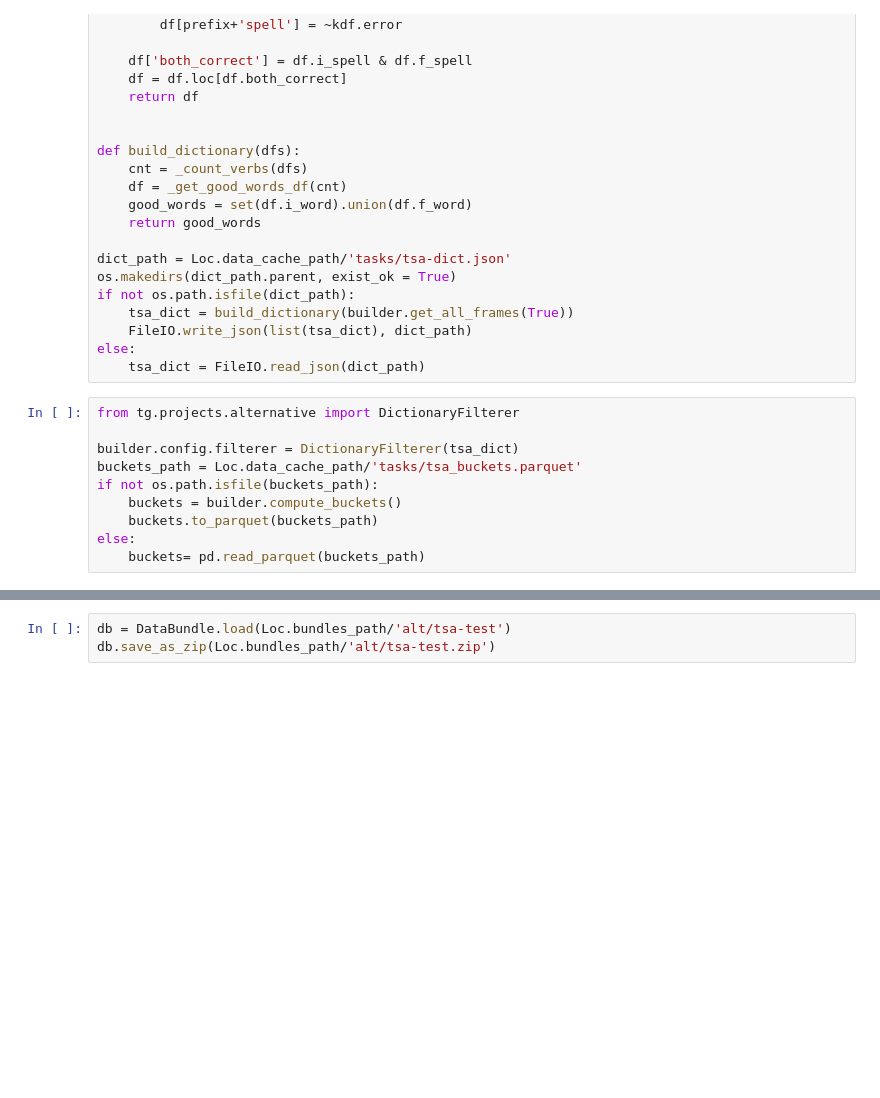
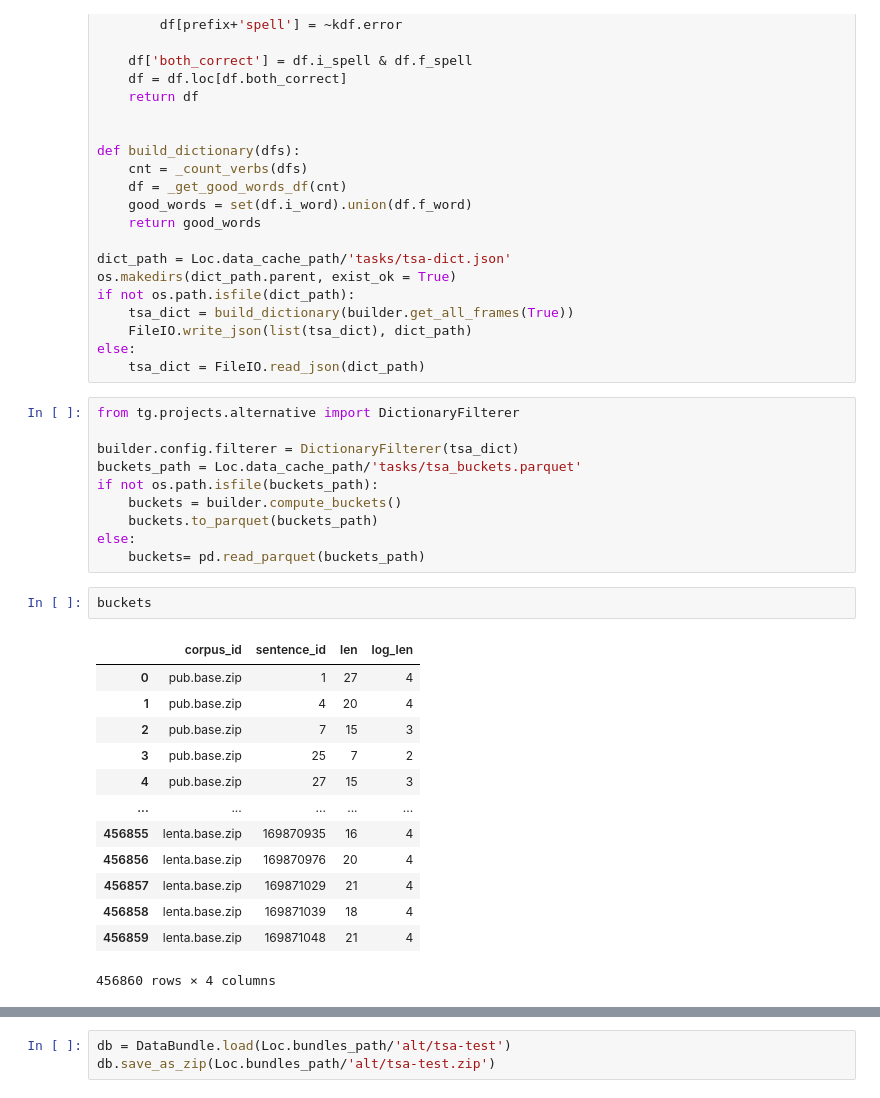
Before and after one commit to okulovsky/grammar_ru, a Jupyter notebook: tg/projects/alternative/TSA bundle.ipynb, the cells around one changed output, grey strips where cells are left out. Saved outputs shown, nothing was run; the diff lists cells and outputs as text; blank space fills up the shorter version.

```diff
--- a/tg/projects/alternative/TSA bundle.ipynb
+++ b/tg/projects/alternative/TSA bundle.ipynb
@@ -99,6 +99,22 @@ if not os.path.isfile(buckets_path):
     buckets.to_parquet(buckets_path)
 else:
     buckets= pd.read_parquet(buckets_path)
+# %%
+buckets
+# %% [output]
+|  | corpus_id | sentence_id | len | log_len |
+| 0 | pub.base.zip | 1 | 27 | 4 |
+| 1 | pub.base.zip | 4 | 20 | 4 |
+| 2 | pub.base.zip | 7 | 15 | 3 |
+| 3 | pub.base.zip | 25 | 7 | 2 |
+| 4 | pub.base.zip | 27 | 15 | 3 |
+| ... | ... | ... | ... | ... |
+| 456855 | lenta.base.zip | 169870935 | 16 | 4 |
+| 456856 | lenta.base.zip | 169870976 | 20 | 4 |
+| 456857 | lenta.base.zip | 169871029 | 21 | 4 |
+| 456858 | lenta.base.zip | 169871039 | 18 | 4 |
+| 456859 | lenta.base.zip | 169871048 | 21 | 4 |
+456860 rows × 4 columns
 # %%
 from tg.common.analysis import grbar_plot
 
```
Also changed, not shown: parts of 9 cells of this notebook, 1 other file.
